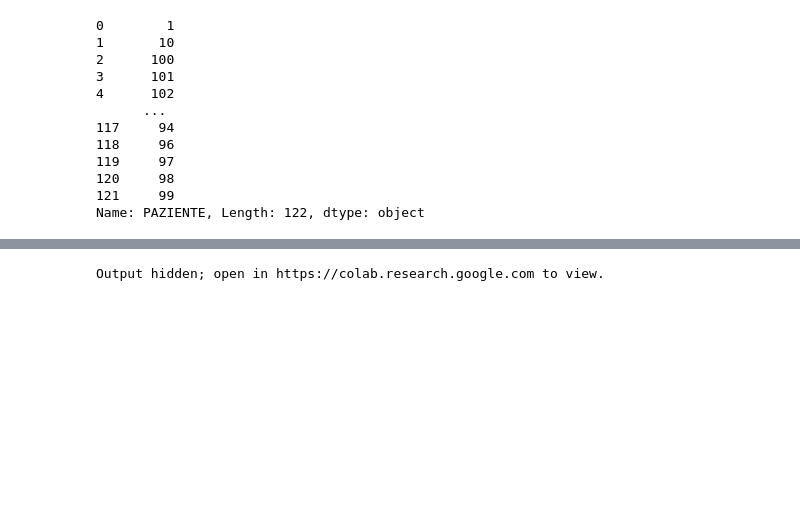
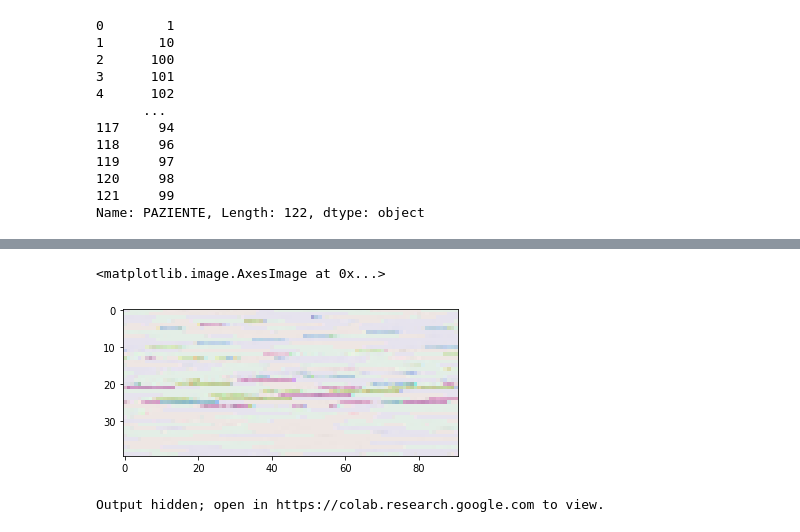
Before and after one commit to davibuss/Bioinformatics, a Jupyter notebook: PatientNet.ipynb, the cells around one changed output, grey strips where cells are left out. Drawn from its saved outputs; the diff is of its cells as text; code cells hidden in the pictures; blank space fills up the shorter version.

```diff
--- a/PatientNet.ipynb
+++ b/PatientNet.ipynb
@@ -188,0 +224,9 @@ ts = large_image.getTileSource(x_train[0])
+# %%
+rgb = np.array(dt)
+supermask = np.array([mask,mask,mask])
+supermask = supermask.reshape(218,256,3)
+weirdo=rgb[supermask].reshape(40,91,3)
+plt.imshow(weirdo)
+# %% [output]
+<matplotlib.image.AxesImage at 0x...>
+[figure, added]
```
Also changed, not shown: parts of 9 cells of this notebook.
